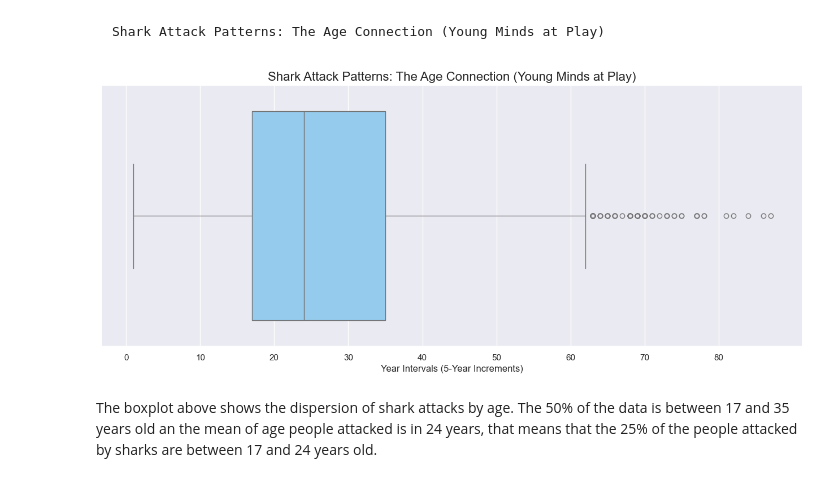
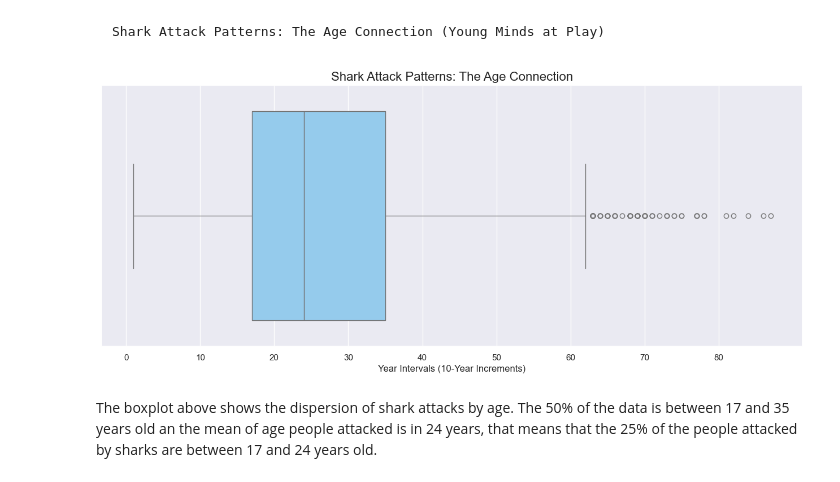
Before and after one commit to niniet98/PROJECT-I, a Jupyter notebook: src/visualization.ipynb, the cells around one changed output. Drawn from its saved outputs; the diff is of its cells as text; code cells hidden in the pictures.

```diff
--- a/src/visualization.ipynb
+++ b/src/visualization.ipynb
@@ -93,16 +96,17 @@ plt.show()
 # %%
 sns.set(rc={"figure.figsize": (16, 6)})
 shark_attacks_3 = shark_attacks[(shark_attacks['clean_age'] != '< 1') & (shark_attacks['clean_age'] != 'Unknown')]
 shark_attacks_3.loc[:, 'clean_age'] = shark_attacks_3['clean_age'].astype(int)
 shark_attacks_3 = shark_attacks_3.sort_values(by='clean_age')
 plot_3 = sns.boxplot(data=shark_attacks_3, x='clean_age', color="lightskyblue")
-plt.title('Shark Attack Patterns: The Age Connection (Young Minds at Play)', fontsize=16)
-plt.xlabel('Year Intervals (5-Year Increments)')
+
+plt.title('Shark Attack Patterns: The Age Connection', fontsize=16)
+plt.xlabel('Year Intervals (10-Year Increments)')
 plt.xticks(range(0, shark_attacks_3['clean_age'].max() + 1, 10))
 plot_3.figure.savefig(f'../images/age_attack_patterns.png', bbox_inches='tight')
 plt.show()
 # %% [output]
-[figure, old version]
+[figure, new version]
 # %% [markdown]
 The boxplot above shows the dispersion of shark attacks by age. The 50% of the data is between 17 and 35 years old an the mean of age people attacked is in 24 years, that means that the 25% of the people attacked by sharks are between 17 and 24 years old.
 # %% [markdown]
```
Also changed, not shown: parts of 7 cells of this notebook, 4 other files.
